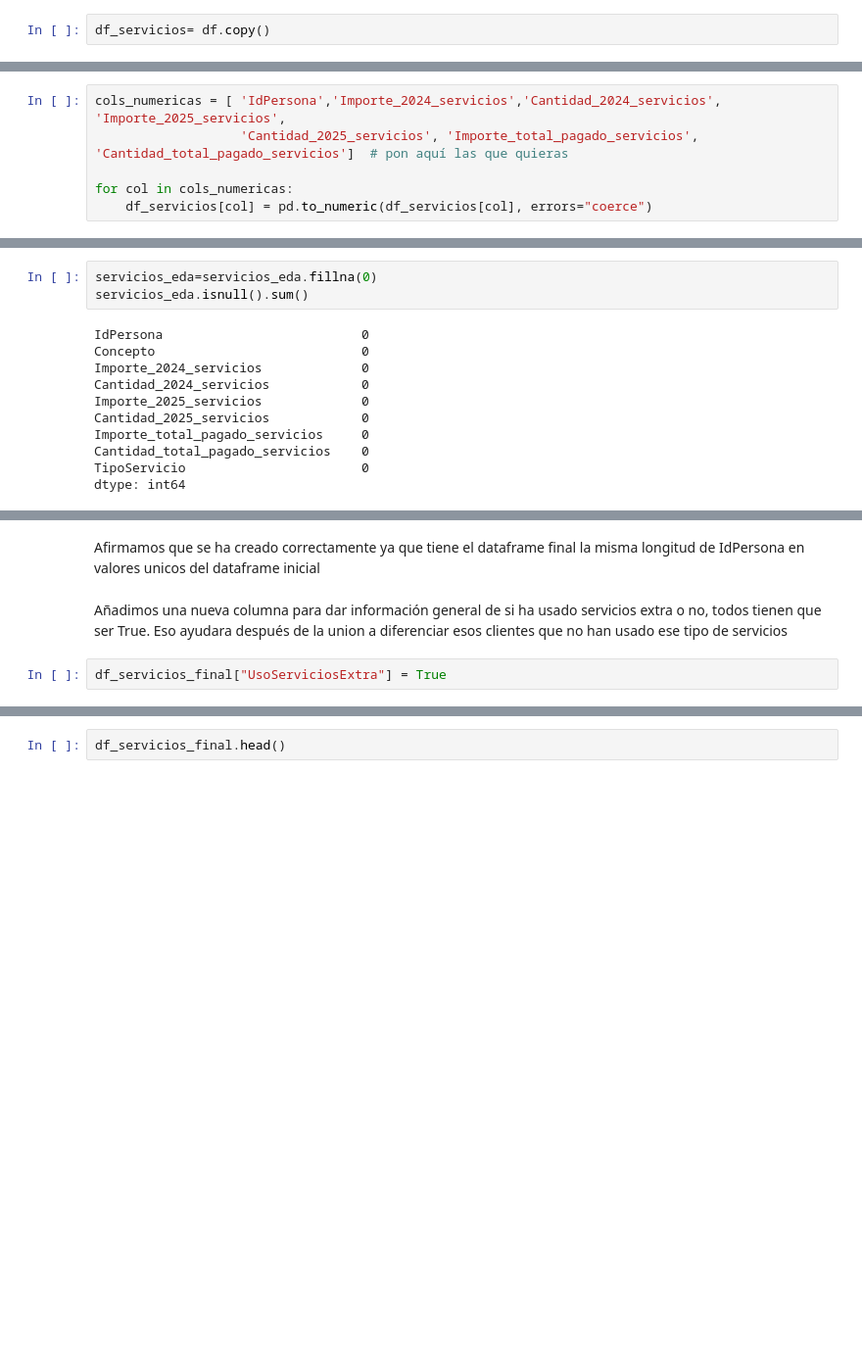
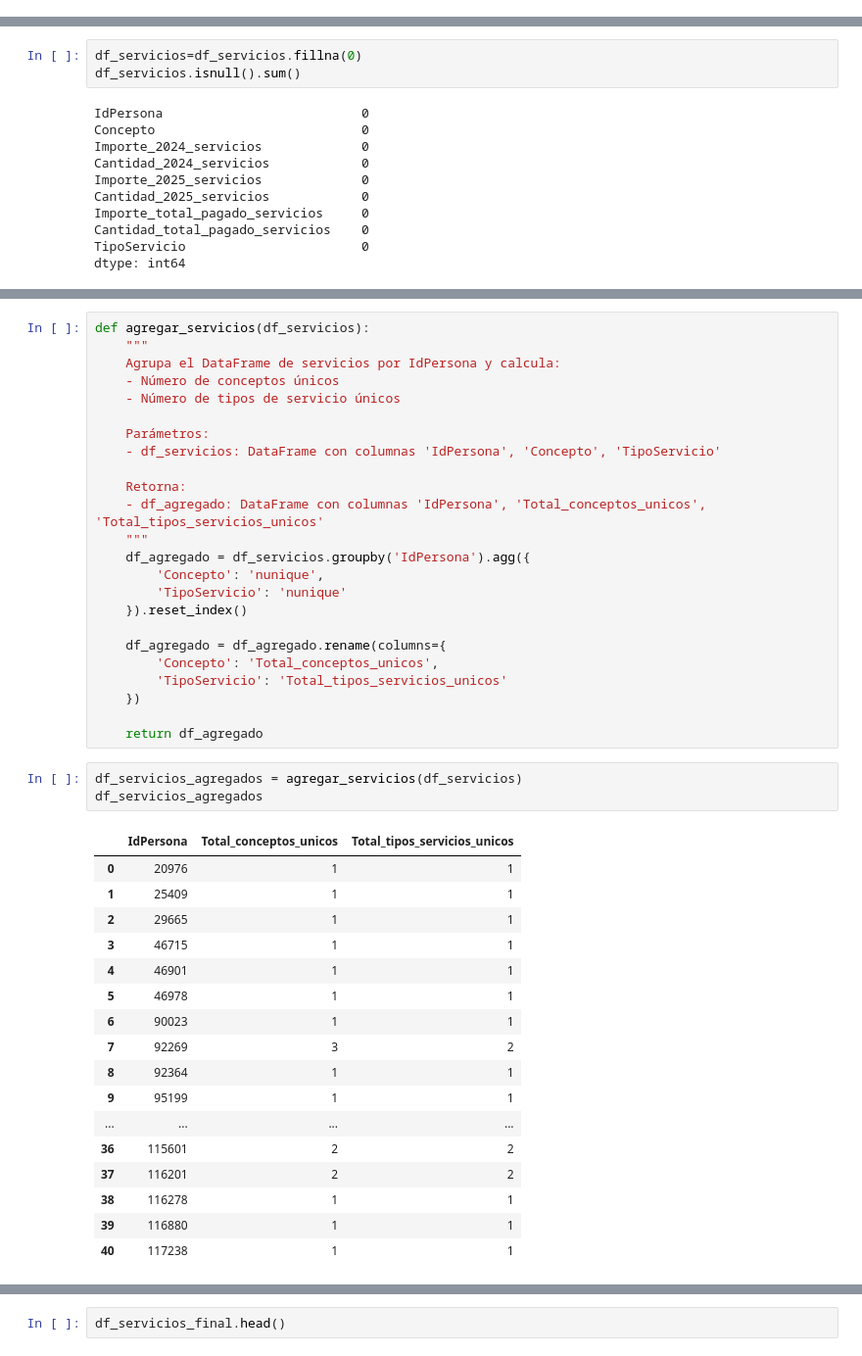
Before and after one commit to CescBlanco/TFM-FINAL, a Jupyter notebook: eda_feature_engineering/servicios.ipynb, the cells around one changed output, grey strips where cells are left out. Shown at 98% size. Saved outputs shown, nothing was run; the diff lists cells and outputs as text; blank space fills up the shorter version.

```diff
--- a/eda_feature_engineering/servicios.ipynb
+++ b/eda_feature_engineering/servicios.ipynb
@@ -42,3 +35 @@ df = load_dataset('../data/Fisio-Nutri 01.09.2024 a 01.09.2025 FORMATO BUENO.xls
-# %%
-df_servicios= df.copy()
 # %% [markdown]
@@ -73,6 +99,0 @@ Index(['IdPersona', 'Concepto', 'Importe_2024_servicios',
-# %%
-cols_numericas = [ 'IdPersona','Importe_2024_servicios','Cantidad_2024_servicios', 'Importe_2025_servicios',
-                   'Cantidad_2025_servicios', 'Importe_total_pagado_servicios', 'Cantidad_total_pagado_servicios']  # pon aquí las que quieras
-
-for col in cols_numericas:
-    df_servicios[col] = pd.to_numeric(df_servicios[col], errors="coerce")
@@ -122,8 +180,8 @@ else:
 # %% [markdown]
 Como son valores dependiendo de si compra o no los diferentes usuarios se reemplaza los valores nulos de cada columa y fila por un 0
 # %%
-servicios_eda=servicios_eda.fillna(0)
-servicios_eda.isnull().sum()
+df_servicios=df_servicios.fillna(0)
+df_servicios.isnull().sum()
 # %% [output]
 IdPersona                          0
 Concepto                           0
@@ -348,6 +198,45 @@ df_servicios_final
-# %% [markdown]
-Afirmamos que se ha creado correctamente ya que tiene el dataframe final la misma longitud de IdPersona en valores unicos del dataframe inicial
-# %% [markdown]
-Añadimos una nueva columna para dar información general de si ha usado servicios extra o no, todos tienen que ser True. Eso ayudara después de la union a diferenciar esos clientes que no han usado ese tipo de servicios
-# %%
-df_servicios_final["UsoServiciosExtra"] = True
+# %%
+def agregar_servicios(df_servicios):
+    """
+    Agrupa el DataFrame de servicios por IdPersona y calcula:
+    - Número de conceptos únicos
+    - Número de tipos de servicio únicos
+
+    Parámetros:
+    - df_servicios: DataFrame con columnas 'IdPersona', 'Concepto', 'TipoServicio'
+
+    Retorna:
+    - df_agregado: DataFrame con columnas 'IdPersona', 'Total_conceptos_unicos', 'Total_tipos_servicios_unicos'
+    """
+    df_agregado = df_servicios.groupby('IdPersona').agg({
+        'Concepto': 'nunique',
+        'TipoServicio': 'nunique'
+    }).reset_index()
+
+    df_agregado = df_agregado.rename(columns={
+        'Concepto': 'Total_conceptos_unicos',
+        'TipoServicio': 'Total_tipos_servicios_unicos'
+    })
+
+    return df_agregado
+# %%
+df_servicios_agregados = agregar_servicios(df_servicios)
+df_servicios_agregados
+# %% [output]
+|  | IdPersona | Total_conceptos_unicos | Total_tipos_servicios_unicos |
+| 0 | 20976 | 1 | 1 |
+| 1 | 25409 | 1 | 1 |
+| 2 | 29665 | 1 | 1 |
+| 3 | 46715 | 1 | 1 |
+| 4 | 46901 | 1 | 1 |
+| 5 | 46978 | 1 | 1 |
+| 6 | 90023 | 1 | 1 |
+| 7 | 92269 | 3 | 2 |
+| 8 | 92364 | 1 | 1 |
+| 9 | 95199 | 1 | 1 |
+| ... | ... | ... | ... |
+| 36 | 115601 | 2 | 2 |
+| 37 | 116201 | 2 | 2 |
+| 38 | 116278 | 1 | 1 |
+| 39 | 116880 | 1 | 1 |
+| 40 | 117238 | 1 | 1 |
```
Also changed, not shown: parts of 41 cells of this notebook, 1 other file.
